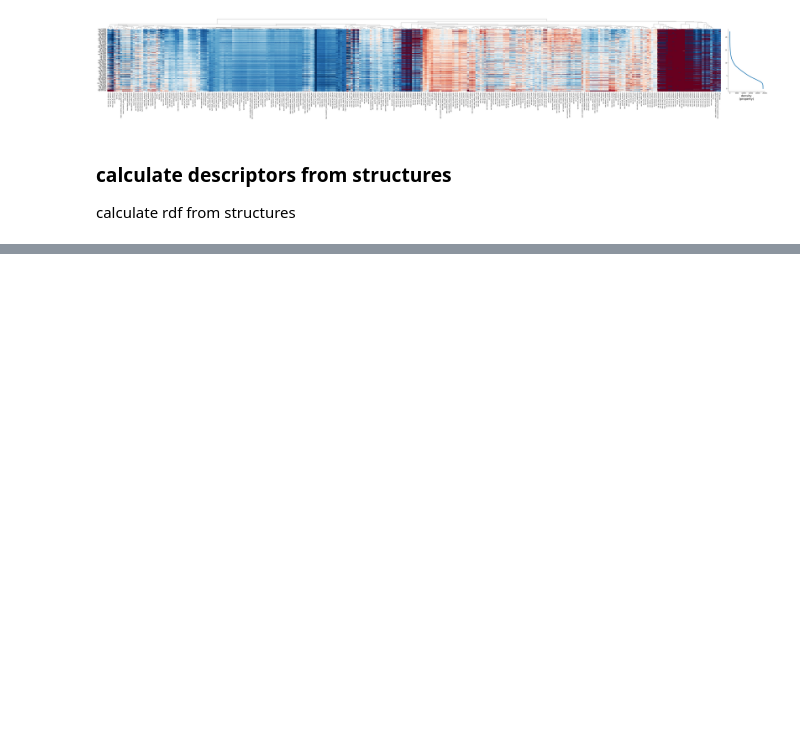
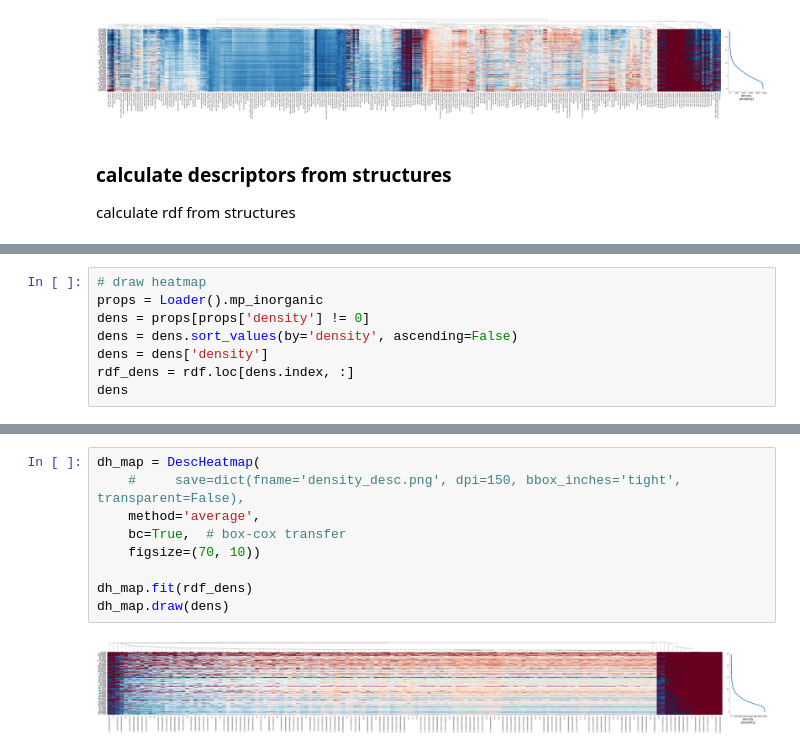
Before and after one commit to yoshida-lab/XenonPy, a Jupyter notebook: samples/calculate_descriptors.ipynb, the cells around one changed output, grey strips where cells are left out. Saved outputs shown, nothing was run; the diff lists cells and outputs as text; blank space fills up the shorter version.

Commit message:
add batch loader

```diff
--- a/samples/calculate_descriptors.ipynb
+++ b/samples/calculate_descriptors.ipynb
@@ -113,0 +144,8 @@ converting 69640 structure
+# %%
+# draw heatmap
+props = Loader().mp_inorganic
+dens = props[props['density'] != 0]
+dens = dens.sort_values(by='density', ascending=False)
+dens = dens['density']
+rdf_dens = rdf.loc[dens.index, :]
+dens
@@ -113,0 +170,11 @@ converting 69640 structure
+# %%
+dh_map = DescHeatmap(
+    #     save=dict(fname='density_desc.png', dpi=150, bbox_inches='tight', transparent=False),
+    method='average',
+    bc=True,  # box-cox transfer
+    figsize=(70, 10))
+
+dh_map.fit(rdf_dens)
+dh_map.draw(dens)
+# %% [output]
+[figure, added]
```
Also changed, not shown: parts of 5 cells of this notebook, 1 other file.
